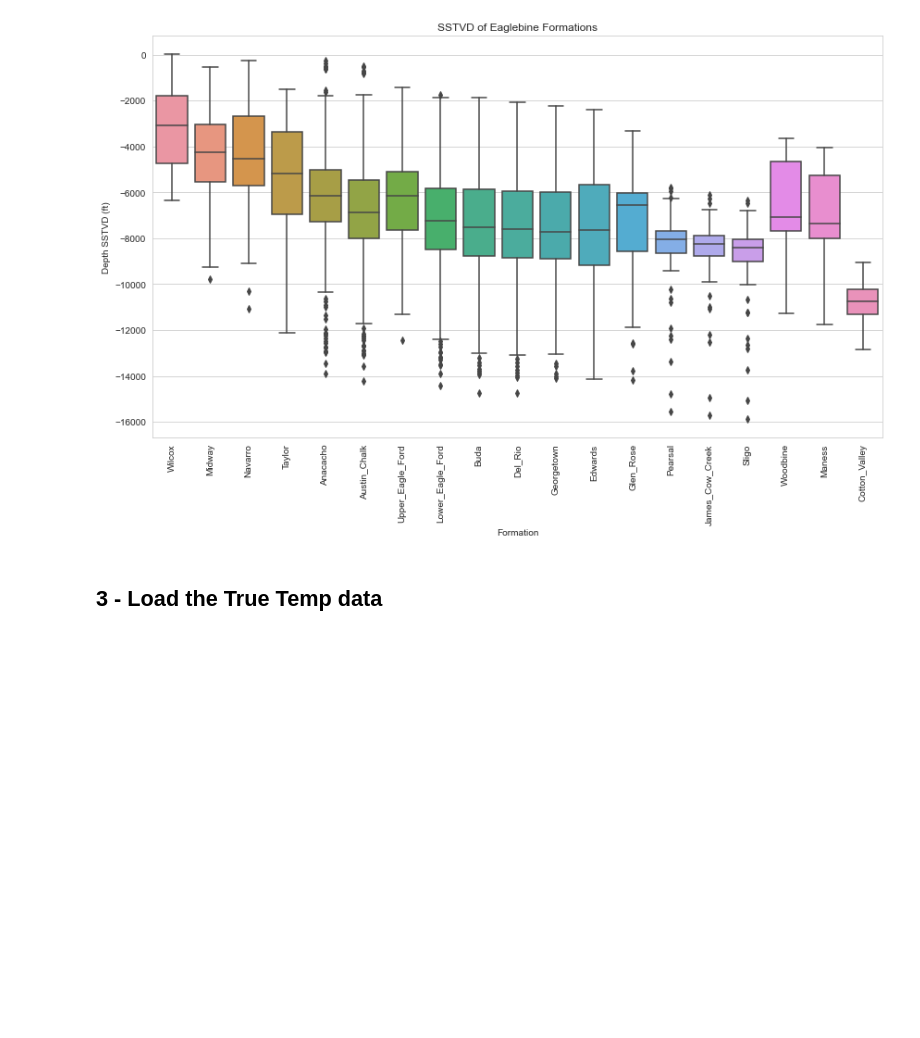
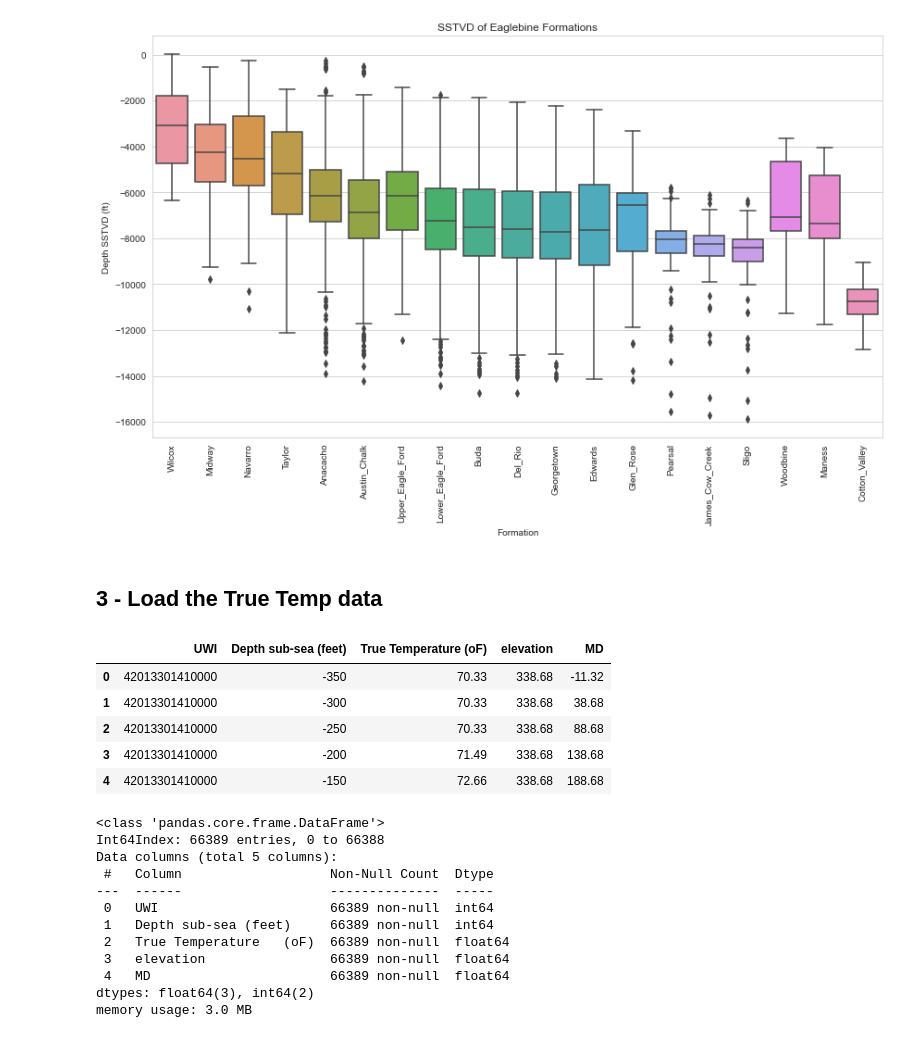
Before and after one commit to Tyrmes/gtx-2021, a Jupyter notebook: gtx/eda_oc/eda_1.ipynb, the cells around one changed output. Drawn from its saved outputs; the diff is of its cells as text; code cells hidden in the pictures; blank space fills up the shorter version.

```diff
--- a/gtx/eda_oc/eda_1.ipynb
+++ b/gtx/eda_oc/eda_1.ipynb
@@ -294,8 +294,28 @@ plt.show()
 # %%
 egb_true_temp = pd.read_excel(eaglebine_folder / "Eaglebine TrueTemp_Train2.xlsx")
 
 #Get MD values by merging with well header data
 md_col = "MD"
 egb_true_temp = egb_true_temp.merge(gdf_wh[[uwi_col, kb_col]], how="left", on=uwi_col)
 egb_true_temp[md_col] = egb_true_temp["Depth sub-sea (feet)"] + egb_true_temp[kb_col]
-egb_true_temp.head()
+display(egb_true_temp.head())
+egb_true_temp.info()
+# %% [output]
+|  | UWI | Depth sub-sea (feet) | True Temperature (oF) | elevation | MD |
+| 0 | 42013301410000 | -350 | 70.33 | 338.68 | -11.32 |
+| 1 | 42013301410000 | -300 | 70.33 | 338.68 | 38.68 |
+| 2 | 42013301410000 | -250 | 70.33 | 338.68 | 88.68 |
+| 3 | 42013301410000 | -200 | 71.49 | 338.68 | 138.68 |
+| 4 | 42013301410000 | -150 | 72.66 | 338.68 | 188.68 |
+<class 'pandas.core.frame.DataFrame'>
+Int64Index: 66389 entries, 0 to 66388
+Data columns (total 5 columns):
+ #   Column                   Non-Null Count  Dtype
+---  ------                   --------------  -----
+ 0   UWI                      66389 non-null  int64
+ 1   Depth sub-sea (feet)     66389 non-null  int64
+ 2   True Temperature   (oF)  66389 non-null  float64
+ 3   elevation                66389 non-null  float64
+ 4   MD                       66389 non-null  float64
+dtypes: float64(3), int64(2)
+memory usage: 3.0 MB
```
Also changed, not shown: parts of 1 cell of this notebook.
